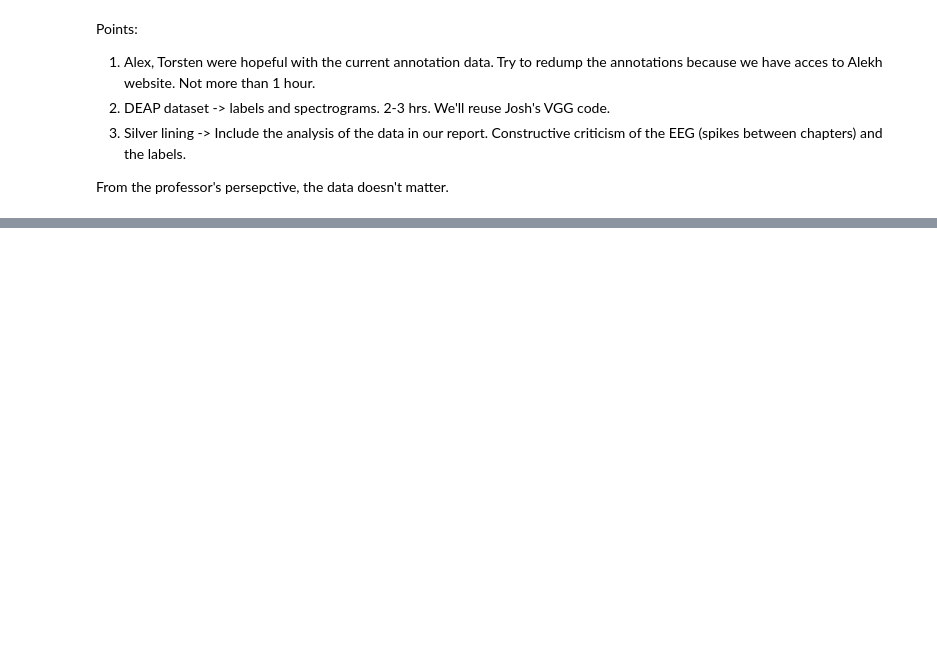
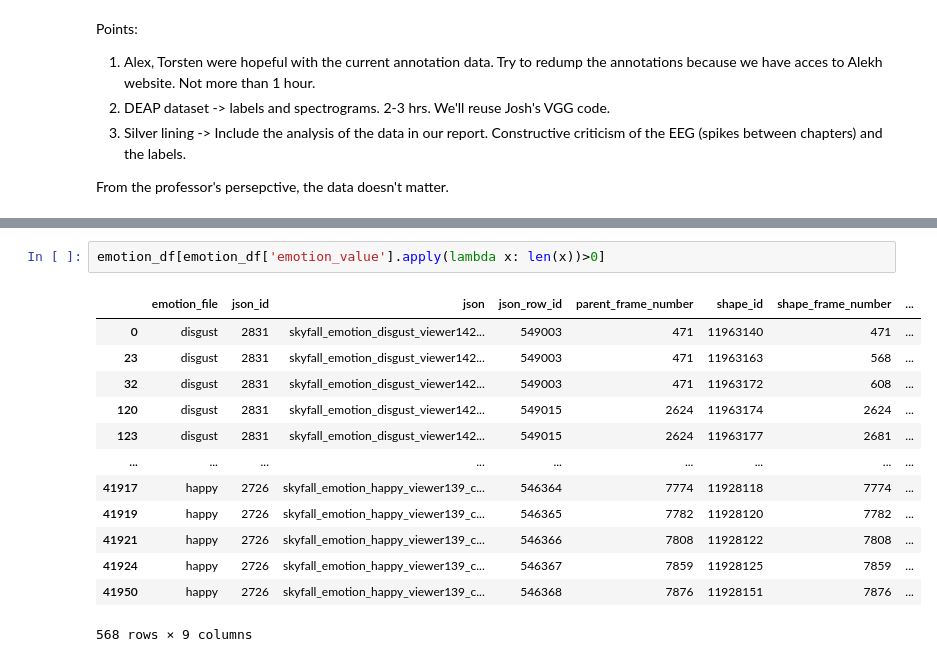
Before and after one commit to SteinwayThor/eeg-features-movies, a Jupyter notebook: EDA_and_Data_Extraction.ipynb, the cells around one changed output, grey strips where cells are left out. Saved outputs shown, nothing was run; the diff lists cells and outputs as text; blank space fills up the shorter version.

```diff
--- a/EDA_and_Data_Extraction.ipynb
+++ b/EDA_and_Data_Extraction.ipynb
@@ -389,0 +464,16 @@ From the professor's persepctive, the data doesn't matter.
+# %%
+emotion_df[emotion_df['emotion_value'].apply(lambda x: len(x))>0]
+# %% [output]
+|  | emotion_file | json_id | json | json_row_id | parent_frame_number | shape_id | shape_frame_number | ... |
+| 0 | disgust | 2831 | skyfall_emotion_disgust_viewer142... | 549003 | 471 | 11963140 | 471 | ... |
+| 23 | disgust | 2831 | skyfall_emotion_disgust_viewer142... | 549003 | 471 | 11963163 | 568 | ... |
+| 32 | disgust | 2831 | skyfall_emotion_disgust_viewer142... | 549003 | 471 | 11963172 | 608 | ... |
+| 120 | disgust | 2831 | skyfall_emotion_disgust_viewer142... | 549015 | 2624 | 11963174 | 2624 | ... |
+| 123 | disgust | 2831 | skyfall_emotion_disgust_viewer142... | 549015 | 2624 | 11963177 | 2681 | ... |
+| ... | ... | ... | ... | ... | ... | ... | ... | ... |
+| 41917 | happy | 2726 | skyfall_emotion_happy_viewer139_c... | 546364 | 7774 | 11928118 | 7774 | ... |
+| 41919 | happy | 2726 | skyfall_emotion_happy_viewer139_c... | 546365 | 7782 | 11928120 | 7782 | ... |
+| 41921 | happy | 2726 | skyfall_emotion_happy_viewer139_c... | 546366 | 7808 | 11928122 | 7808 | ... |
+| 41924 | happy | 2726 | skyfall_emotion_happy_viewer139_c... | 546367 | 7859 | 11928125 | 7859 | ... |
+| 41950 | happy | 2726 | skyfall_emotion_happy_viewer139_c... | 546368 | 7876 | 11928151 | 7876 | ... |
+568 rows × 9 columns
```
Also changed, not shown: parts of 10 cells of this notebook.
